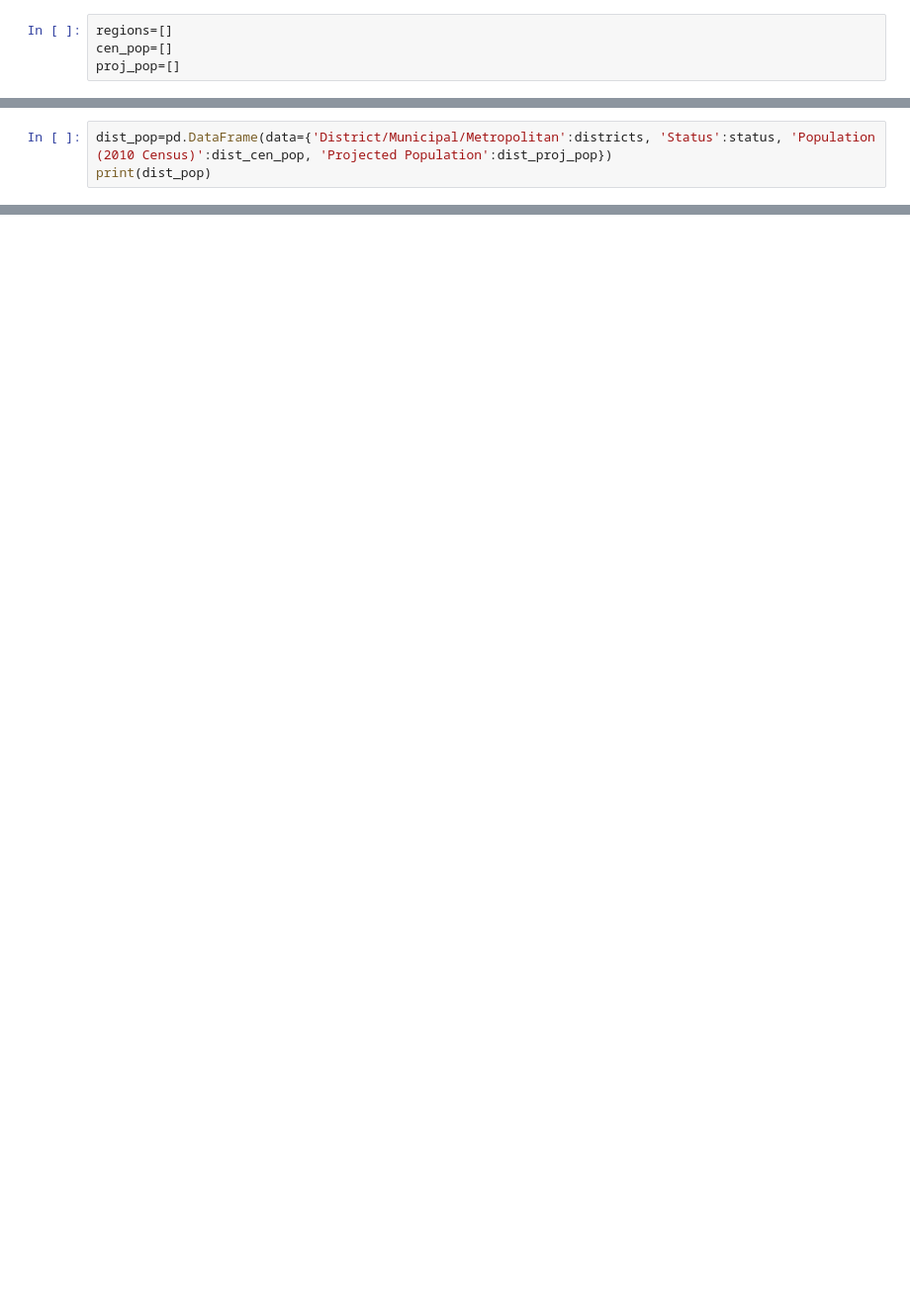
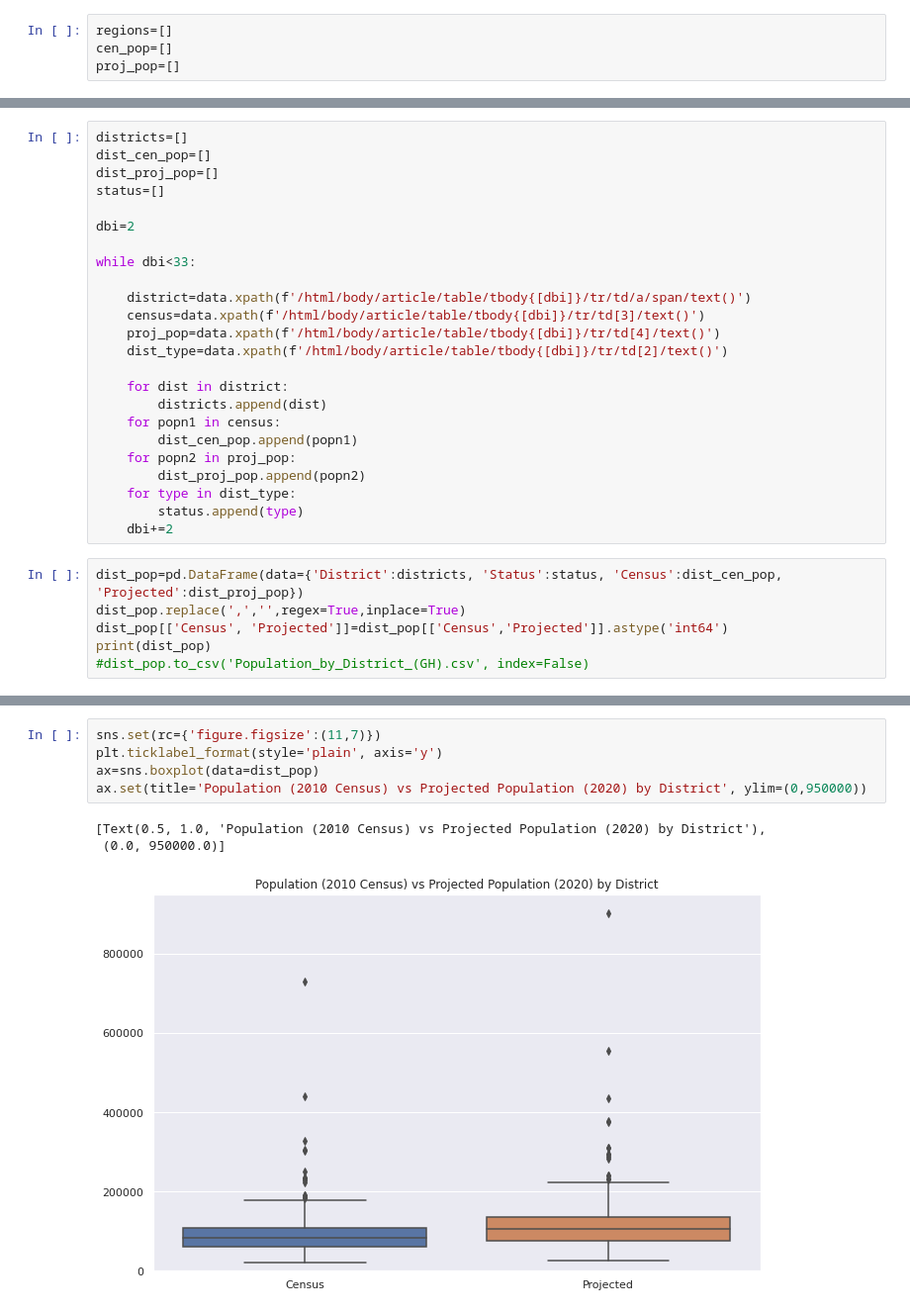
Before and after one commit to Aduboahen/Scrape_GH_Districts, a Jupyter notebook: gh_regional-and-district_population_data.ipynb, the cells around one changed output, grey strips where cells are left out. Shown at 99% size. Cells and saved outputs as stored; diff of their text form; blank space fills up the shorter version.

```diff
--- a/gh_regional-and-district_population_data.ipynb
+++ b/gh_regional-and-district_population_data.ipynb
@@ -87,4 +119,31 @@ print(status)
+# %%
+districts=[]
+dist_cen_pop=[]
+dist_proj_pop=[]
+status=[]
+
+dbi=2
+
+while dbi<33:
+
+    district=data.xpath(f'/html/body/article/table/tbody{[dbi]}/tr/td/a/span/text()')
+    census=data.xpath(f'/html/body/article/table/tbody{[dbi]}/tr/td[3]/text()')
+    proj_pop=data.xpath(f'/html/body/article/table/tbody{[dbi]}/tr/td[4]/text()')
+    dist_type=data.xpath(f'/html/body/article/table/tbody{[dbi]}/tr/td[2]/text()')
+
+    for dist in district:
+        districts.append(dist)
+    for popn1 in census:
+        dist_cen_pop.append(popn1)
+    for popn2 in proj_pop:
+        dist_proj_pop.append(popn2)
+    for type in dist_type:
+        status.append(type)
+    dbi+=2
 # %%
-dist_pop=pd.DataFrame(data={'District/Municipal/Metropolitan':districts, 'Status':status, 'Population (2010 Census)':dist_cen_pop, 'Projected Population':dist_proj_pop})
+dist_pop=pd.DataFrame(data={'District':districts, 'Status':status, 'Census':dist_cen_pop, 'Projected':dist_proj_pop})
+dist_pop.replace(',','',regex=True,inplace=True)
+dist_pop[['Census', 'Projected']]=dist_pop[['Census','Projected']].astype('int64')
 print(dist_pop)
+#dist_pop.to_csv('Population_by_District_(GH).csv', index=False)
 # %% [output]
@@ -106,2 +162,11 @@ print(dist_pop)
 
 [260 rows x 4 columns]
+# %%
+sns.set(rc={'figure.figsize':(11,7)})
+plt.ticklabel_format(style='plain', axis='y')
+ax=sns.boxplot(data=dist_pop)
+ax.set(title='Population (2010 Census) vs Projected Population (2020) by District', ylim=(0,950000))
+# %% [output]
+[Text(0.5, 1.0, 'Population (2010 Census) vs Projected Population (2020) by District'),
+ (0.0, 950000.0)]
+[figure, added]
```
Also changed, not shown: parts of 15 cells of this notebook.
